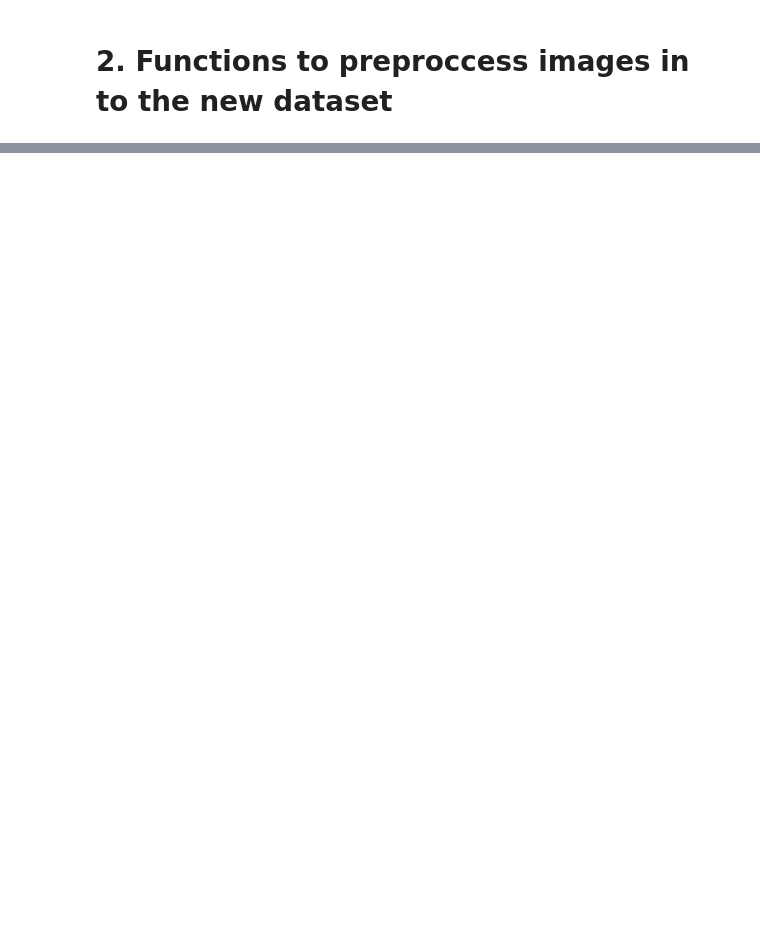
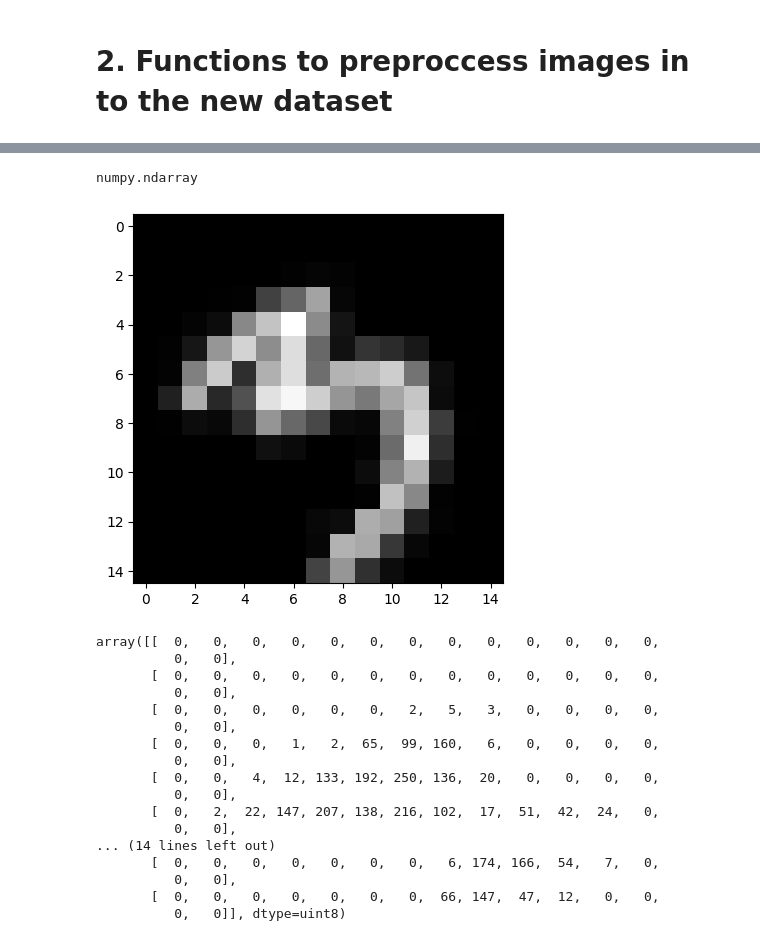
Before and after one commit to Rigel89/MNIST_OD, a Jupyter notebook: MNIST_dataset_creator.ipynb, the cells around one changed output, grey strips where cells are left out. Cells and saved outputs as stored; diff of their text form; code cells hidden in the pictures; blank space fills up the shorter version.

```diff
--- a/MNIST_dataset_creator.ipynb
+++ b/MNIST_dataset_creator.ipynb
@@ -71,0 +161,34 @@ train.take(1)
+# %%
+A, B = train.as_numpy_iterator().next()
+# %%
+type(B)
+# %% [output]
+numpy.ndarray
+# %%
+numberOfImages = random.randint(1,5)
+indexOfImages = random.sample([1,2,3,4,5],numberOfImages)
+rotationAngle = random.randint(-90,90)
+scaleFactor = random.random()+0.5
+size = (round(scaleFactor*28),round(scaleFactor*28))
+img = tf.zeros((140,140),dtype=np.uint8)
+# %%
+rotate_image(cv.resize(A[0],size), rotationAngle, not_print = False)
+# %% [output]
+[figure, added]
+array([[  0,   0,   0,   0,   0,   0,   0,   0,   0,   0,   0,   0,   0,
+          0,   0],
+       [  0,   0,   0,   0,   0,   0,   0,   0,   0,   0,   0,   0,   0,
+          0,   0],
+       [  0,   0,   0,   0,   0,   0,   2,   5,   3,   0,   0,   0,   0,
+          0,   0],
+       [  0,   0,   0,   1,   2,  65,  99, 160,   6,   0,   0,   0,   0,
+          0,   0],
+       [  0,   0,   4,  12, 133, 192, 250, 136,  20,   0,   0,   0,   0,
+          0,   0],
+       [  0,   2,  22, 147, 207, 138, 216, 102,  17,  51,  42,  24,   0,
+          0,   0],
+... (14 lines left out)
+       [  0,   0,   0,   0,   0,   0,   0,   6, 174, 166,  54,   7,   0,
+          0,   0],
+       [  0,   0,   0,   0,   0,   0,   0,  66, 147,  47,  12,   0,   0,
+          0,   0]], dtype=uint8)
```
Also changed, not shown: parts of 12 cells of this notebook, 3 other files.
